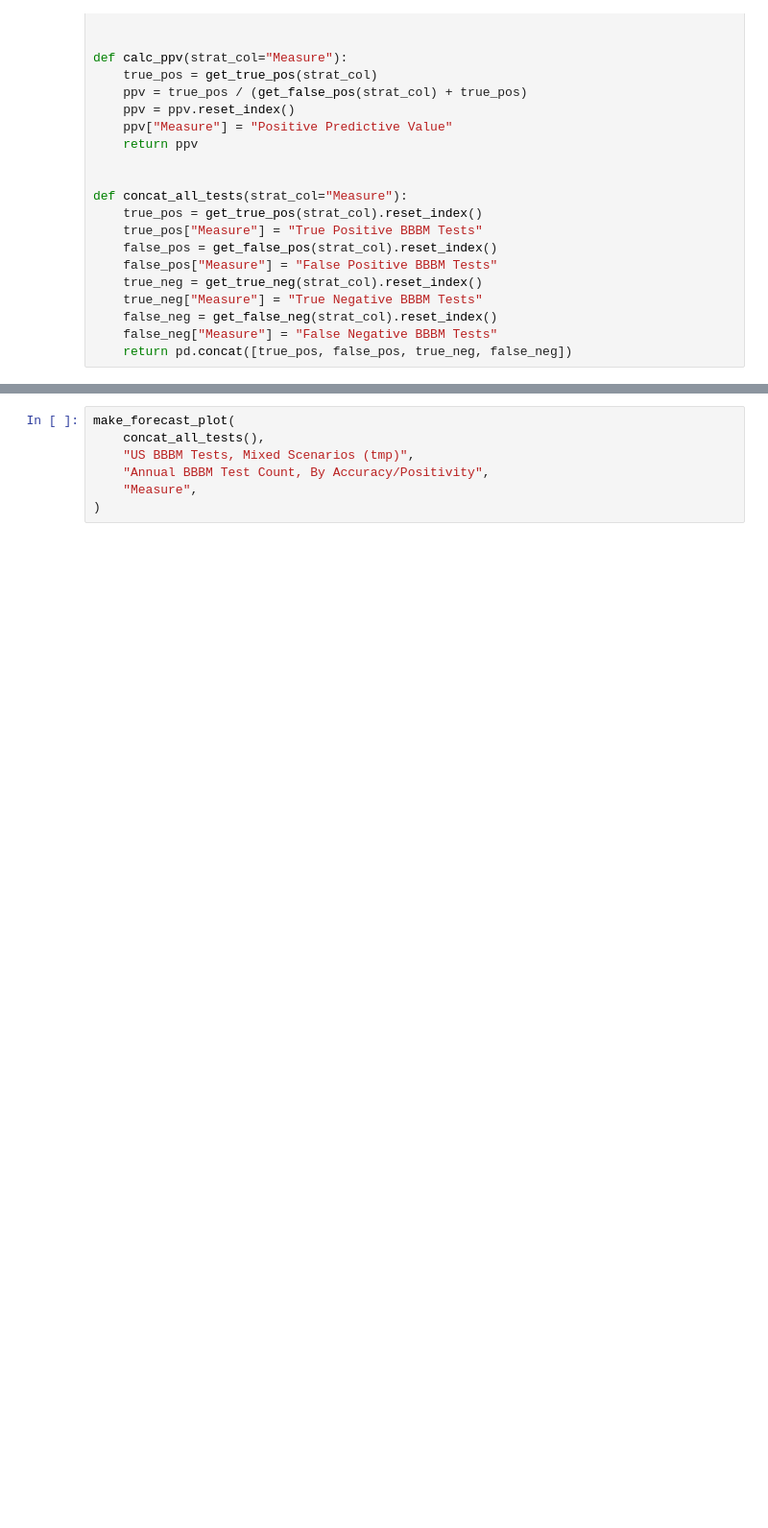
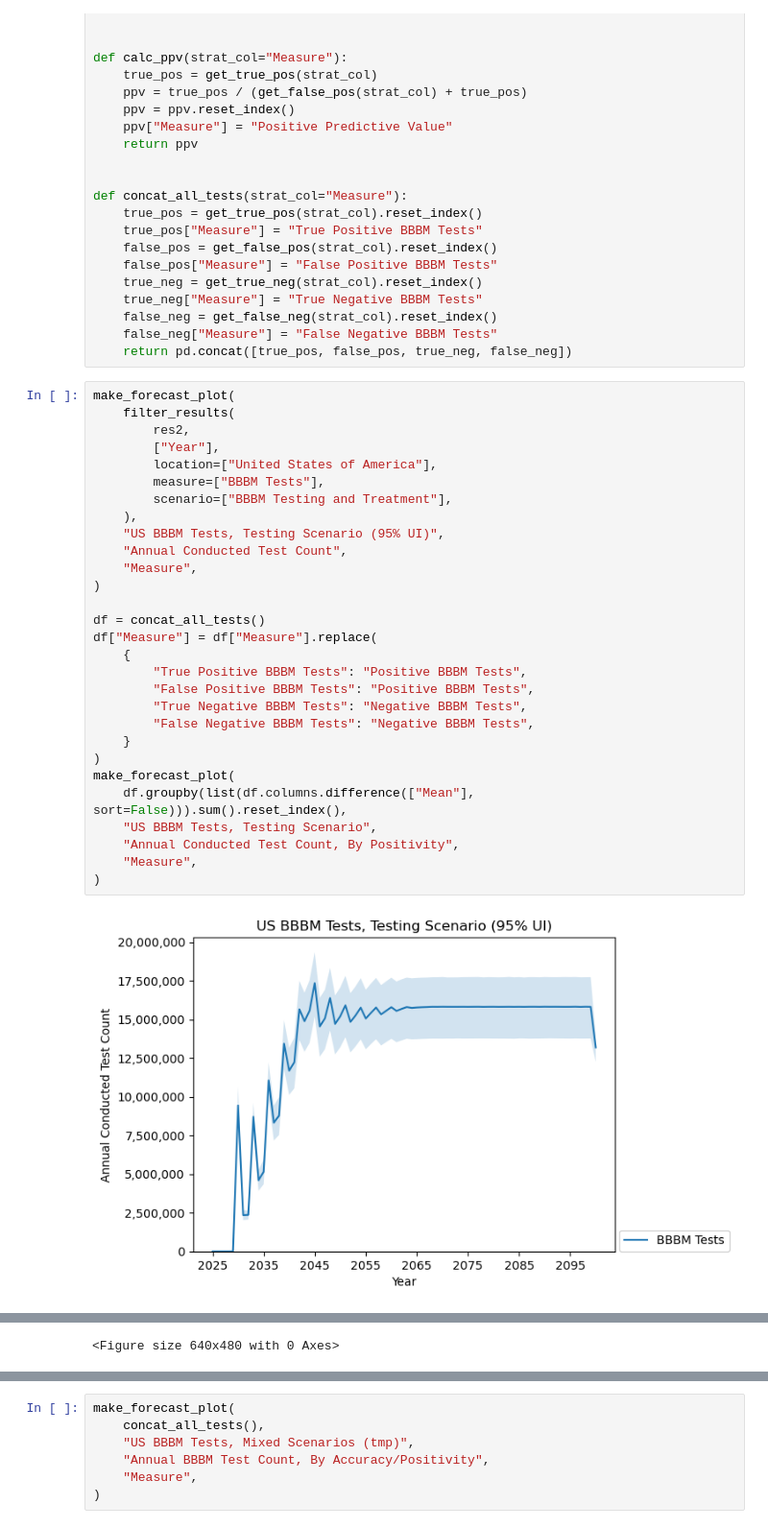
Before and after one commit to ihmeuw/vivarium_research_alzheimers, a Jupyter notebook: plots/plots_nov_11.ipynb, the cells around one changed output, grey strips where cells are left out. Shown at 96% size. Saved outputs shown, nothing was run; the diff lists cells and outputs as text; blank space fills up the shorter version.

```diff
--- a/plots/plots_nov_11.ipynb
+++ b/plots/plots_nov_11.ipynb
@@ -631,3 +655,34 @@ def concat_all_tests(strat_col="Measure"):
     false_neg = get_false_neg(strat_col).reset_index()
     false_neg["Measure"] = "False Negative BBBM Tests"
     return pd.concat([true_pos, false_pos, true_neg, false_neg])
+# %%
+make_forecast_plot(
+    filter_results(
+        res2,
+        ["Year"],
+        location=["United States of America"],
+        measure=["BBBM Tests"],
+        scenario=["BBBM Testing and Treatment"],
+    ),
+    "US BBBM Tests, Testing Scenario (95% UI)",
+    "Annual Conducted Test Count",
+    "Measure",
+)
+
+df = concat_all_tests()
+df["Measure"] = df["Measure"].replace(
+    {
+        "True Positive BBBM Tests": "Positive BBBM Tests",
+        "False Positive BBBM Tests": "Positive BBBM Tests",
+        "True Negative BBBM Tests": "Negative BBBM Tests",
+        "False Negative BBBM Tests": "Negative BBBM Tests",
+    }
+)
+make_forecast_plot(
+    df.groupby(list(df.columns.difference(["Mean"], sort=False))).sum().reset_index(),
+    "US BBBM Tests, Testing Scenario",
+    "Annual Conducted Test Count, By Positivity",
+    "Measure",
+)
+# %% [output]
+[figure, added]
@@ -634,3 +690,4 @@ def concat_all_tests(strat_col="Measure"):
+<Figure size 640x480 with 0 Axes>
 # %%
 make_forecast_plot(
     calc_ppv("Measure"),
```
Also changed, not shown: parts of 6 cells of this notebook.
